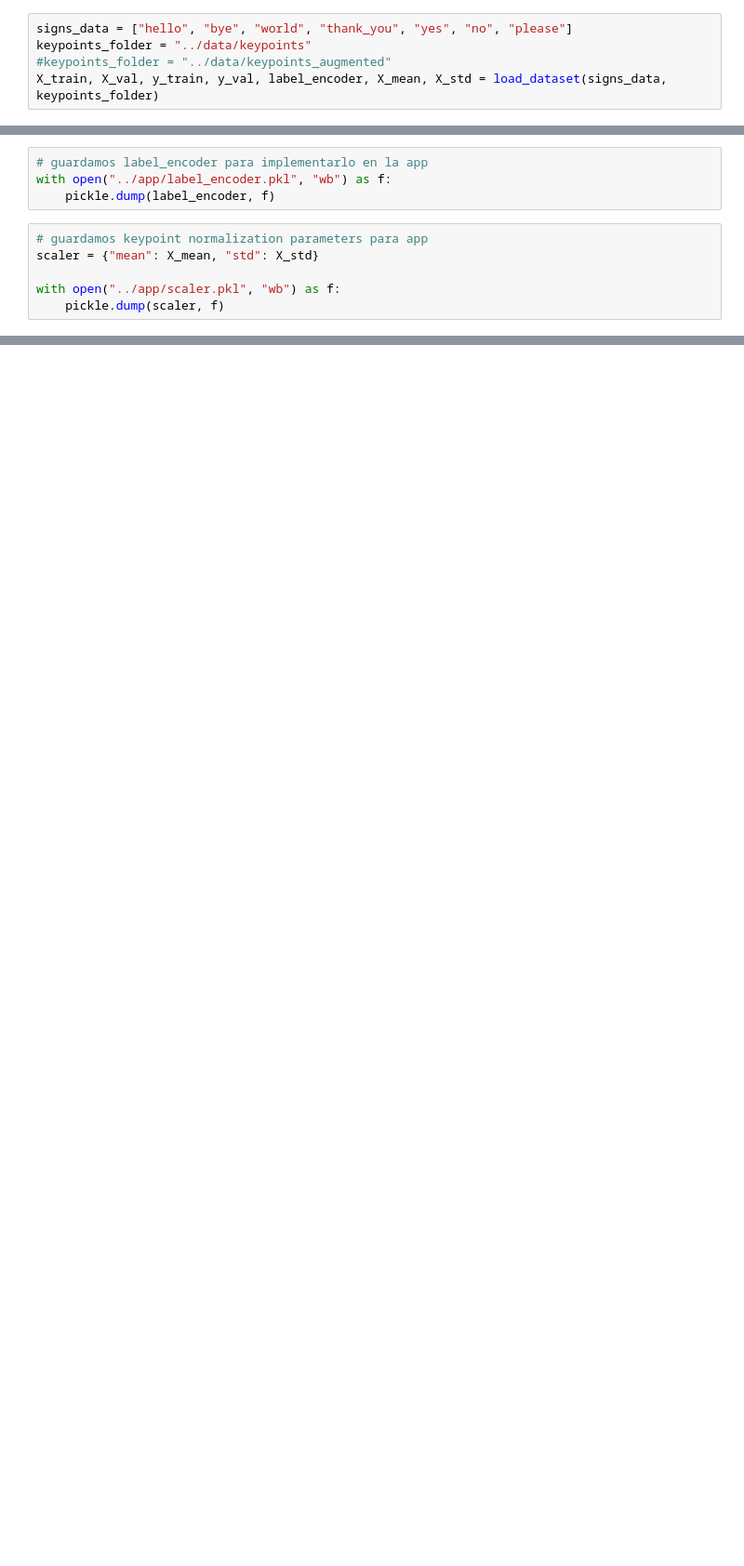
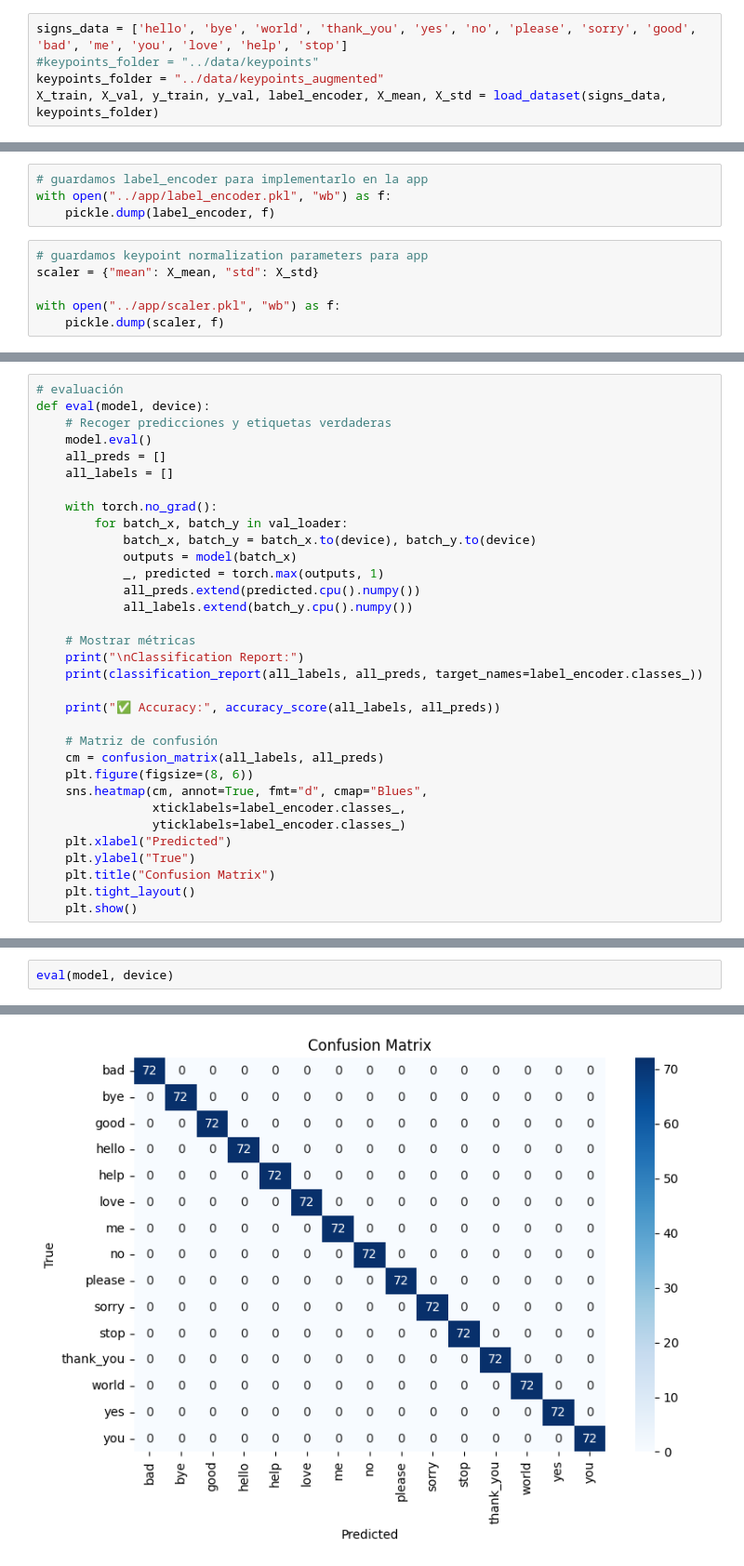
Before and after one commit to Beellee/asl-gesture-recognition, a Jupyter notebook: code/train_model.ipynb, the cells around one changed output, grey strips where cells are left out. Shown at 93% size. Saved outputs shown, nothing was run; the diff lists cells and outputs as text; blank space fills up the shorter version.

```diff
--- a/code/train_model.ipynb
+++ b/code/train_model.ipynb
@@ -233,8 +422,8 @@ def load_dataset(signs, keypoints_root):
 
     return X_train, X_val, y_train, y_val, encoder, X_mean, X_std
 # %%
-signs_data = ["hello", "bye", "world", "thank_you", "yes", "no", "please"]
-keypoints_folder = "../data/keypoints"
-#keypoints_folder = "../data/keypoints_augmented"
+signs_data = ['hello', 'bye', 'world', 'thank_you', 'yes', 'no', 'please', 'sorry', 'good', 'bad', 'me', 'you', 'love', 'help', 'stop']
+#keypoints_folder = "../data/keypoints"
+keypoints_folder = "../data/keypoints_augmented"
 X_train, X_val, y_train, y_val, label_encoder, X_mean, X_std = load_dataset(signs_data, keypoints_folder)
 # %% [output]
@@ -403,0 +518,33 @@ weighted avg       0.99      0.99      0.99        84
+# %%
+# evaluación
+def eval(model, device):
+    # Recoger predicciones y etiquetas verdaderas
+    model.eval()
+    all_preds = []
+    all_labels = []
+
+    with torch.no_grad():
+        for batch_x, batch_y in val_loader:
+            batch_x, batch_y = batch_x.to(device), batch_y.to(device)
+            outputs = model(batch_x)
+            _, predicted = torch.max(outputs, 1)
+            all_preds.extend(predicted.cpu().numpy())
+            all_labels.extend(batch_y.cpu().numpy())
+
+    # Mostrar métricas
+    print("\nClassification Report:")
+    print(classification_report(all_labels, all_preds, target_names=label_encoder.classes_))
+
+    print("✅ Accuracy:", accuracy_score(all_labels, all_preds))
+
+    # Matriz de confusión
+    cm = confusion_matrix(all_labels, all_preds)
+    plt.figure(figsize=(8, 6))
+    sns.heatmap(cm, annot=True, fmt="d", cmap="Blues",
+                xticklabels=label_encoder.classes_,
+                yticklabels=label_encoder.classes_)
+    plt.xlabel("Predicted")
+    plt.ylabel("True")
+    plt.title("Confusion Matrix")
+    plt.tight_layout()
+    plt.show()
@@ -403,0 +620,3 @@ weighted avg       0.99      0.99      0.99        84
+# %%
+eval(model, device)
+# %% [output]
@@ -403,0 +640 @@ weighted avg       0.99      0.99      0.99        84
+[figure, added]
```
Also changed, not shown: parts of 62 cells of this notebook, 36 other files.
